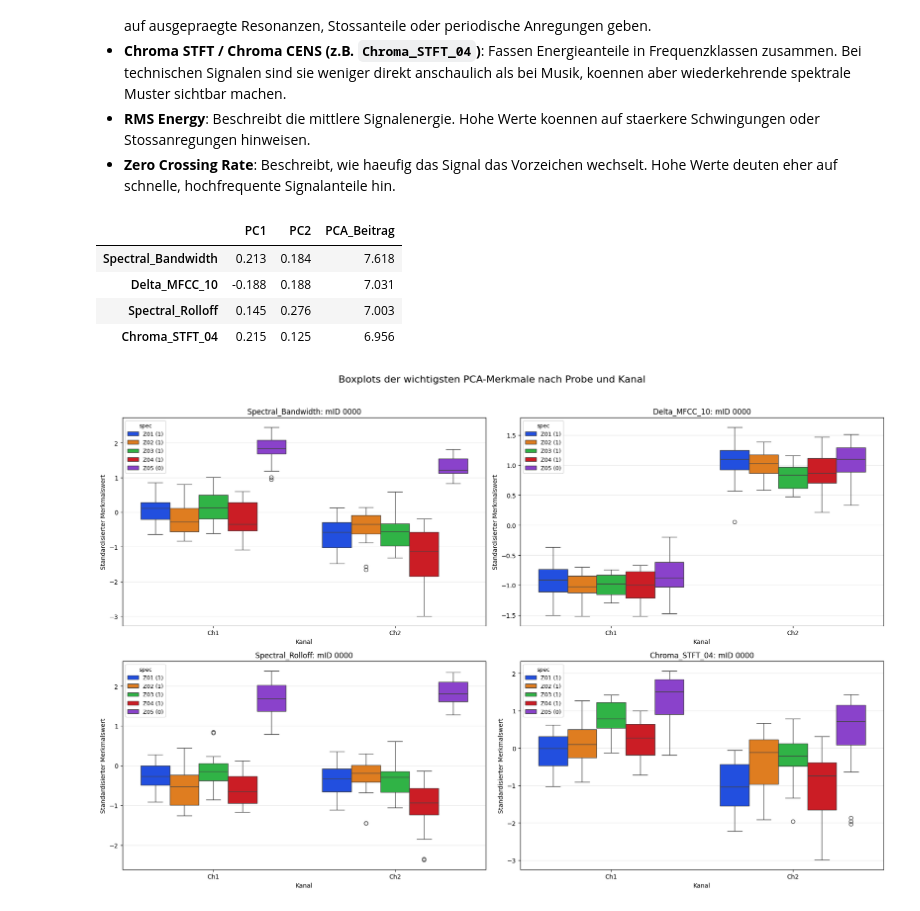
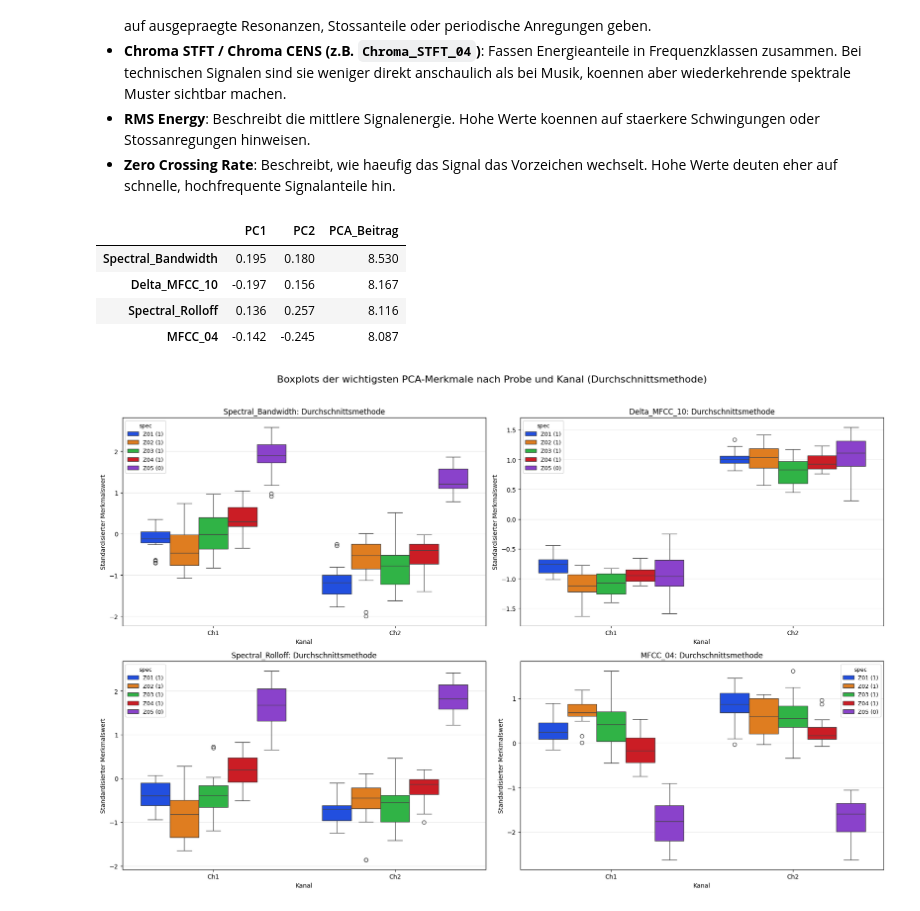
Before and after one commit to BGielczynski/AI_diagnostics, a Jupyter notebook: Task_2/src/gear_analysis.ipynb, the cells around one changed output. Cells and saved outputs as stored; diff of their text form; code cells hidden in the pictures.

Commit message:
updated gear_analysis

```diff
--- a/Task_2/src/gear_analysis.ipynb
+++ b/Task_2/src/gear_analysis.ipynb
@@ -215,13 +264,13 @@ Die konkret verwendeten Merkmale werden direkt unterhalb als Loading-Tabelle aus
 - **RMS Energy**: Beschreibt die mittlere Signalenergie. Hohe Werte koennen auf staerkere Schwingungen oder Stossanregungen hinweisen.
 - **Zero Crossing Rate**: Beschreibt, wie haeufig das Signal das Vorzeichen wechselt. Hohe Werte deuten eher auf schnelle, hochfrequente Signalanteile hin.
 # %%
-# PCA-Boxplots: Merkmale mit dem groessten Beitrag zu PC1/PC2
+# PCA-Boxplots: Merkmale mit dem groessten Beitrag zu PC1/PC2 von der Durchschnittsmethode
 import pandas as pd
 import matplotlib.pyplot as plt
 import seaborn as sns
 from sklearn.preprocessing import StandardScaler
 
-required_vars = ["df", "features_matrix", "pca", "pca_var_ratio"]
+required_vars = ["df_feat_grouped", "pca_method2", "pca_var_ratio_method2", "X_method2"]
 missing_vars = [name for name in required_vars if name not in globals()]
 if missing_vars:
     raise RuntimeError(
@@ -232,62 +281,49 @@ if missing_vars:
 spec_state = {'Z01': '1', 'Z02': '1', 'Z03': '1', 'Z04': '1', 'Z05': '0'}
 spec_label = lambda spec: f"{spec} ({spec_state.get(spec, '?')})"
 
-feature_names = (
-    [f"MFCC_{i:02d}" for i in range(1, 14)]
-    + ["Spectral_Centroid", "Spectral_Bandwidth", "Spectral_Rolloff"]
-    + [f"Spectral_Contrast_{i:02d}" for i in range(1, 8)]
-    + [f"Chroma_STFT_{i:02d}" for i in range(1, 13)]
-    + [f"Chroma_CENS_{i:02d}" for i in range(1, 13)]
-    + ["Zero_Crossing_Rate", "RMS_Energy"]
-    + [f"Delta_MFCC_{i:02d}" for i in range(1, 14)]
-)
-
-X_named = pd.DataFrame(features_matrix, columns=feature_names).apply(pd.to_numeric, errors="coerce").fillna(0)
-X_named = X_named.loc[:, X_named.std() > 1e-10]
-
-loadings = pd.DataFrame(pca.components_.T, index=X_named.columns, columns=["PC1", "PC2"])
-loadings["PCA_Beitrag"] = (loadings["PC1"].abs() * pca_var_ratio[0]) + (loadings["PC2"].abs() * pca_var_ratio[1])
+loadings = pd.DataFrame(pca_method2.components_.T, index=X_method2.columns, columns=["PC1", "PC2"])
+loadings["PCA_Beitrag"] = (loadings["PC1"].abs() * pca_var_ratio_method2[0]) + (loadings["PC2"].abs() * pca_var_ratio_method2[1])
 top_features = loadings.sort_values("PCA_Beitrag", ascending=False).head(4).index.tolist()
 
 display(loadings.loc[top_features].round(3))
 
-analysis_mask = (df["mID"] == "0000") & df["sID"].isin(["Ch1", "Ch2"])
-df_box = df.loc[analysis_mask, ["spec", "sID"]].copy()
+analysis_mask = df_feat_grouped["sID"].isin(["Ch1", "Ch2"])
+df_box = df_feat_grouped.loc[analysis_mask, ["spec", "sID"]].copy()
 df_box["spec_label"] = df_box["spec"].map(spec_label)
-X_box = X_named.loc[analysis_mask, top_features]
+X_box = X_method2.loc[analysis_mask, top_features]
 
 boxplot_data = pd.DataFrame(
     StandardScaler().fit_transform(X_box),
     columns=top_features,
     index=df_box.index,
 )
 boxplot_data[["spec", "spec_label", "sID"]] = df_box[["spec", "spec_label", "sID"]]
 
 fig, axes = plt.subplots(2, 2, figsize=(18, 12), sharey=False)
 axes = axes.flatten()
 
 for ax, feature in zip(axes, top_features):
     sns.boxplot(
         data=boxplot_data,
         x="sID",
         y=feature,
         hue="spec_label",
         palette="bright",
         ax=ax,
     )
-    ax.set_title(f"{feature}: mID 0000")
+    ax.set_title(f"{feature}: Durchschnittsmethode")
     ax.set_xlabel("Kanal")
     ax.set_ylabel("Standardisierter Merkmalswert")
     ax.grid(True, axis="y", alpha=0.3)
     ax.legend(title="spec", fontsize=9, title_fontsize=9)
 
-fig.suptitle("Boxplots der wichtigsten PCA-Merkmale nach Probe und Kanal", fontsize=16)
+fig.suptitle("Boxplots der wichtigsten PCA-Merkmale nach Probe und Kanal (Durchschnittsmethode)", fontsize=16)
 plt.tight_layout(rect=[0, 0, 1, 0.96])
 plt.show()
 # %% [output]
 |  | PC1 | PC2 | PCA_Beitrag |
-| Spectral_Bandwidth | 0.213 | 0.184 | 7.618 |
-| Delta_MFCC_10 | -0.188 | 0.188 | 7.031 |
-| Spectral_Rolloff | 0.145 | 0.276 | 7.003 |
-| Chroma_STFT_04 | 0.215 | 0.125 | 6.956 |
+| Spectral_Bandwidth | 0.195 | 0.180 | 8.530 |
+| Delta_MFCC_10 | -0.197 | 0.156 | 8.167 |
+| Spectral_Rolloff | 0.136 | 0.257 | 8.116 |
+| MFCC_04 | -0.142 | -0.245 | 8.087 |
-[figure, old version]
+[figure, new version]
```
Also changed, not shown: parts of 3 cells of this notebook.
